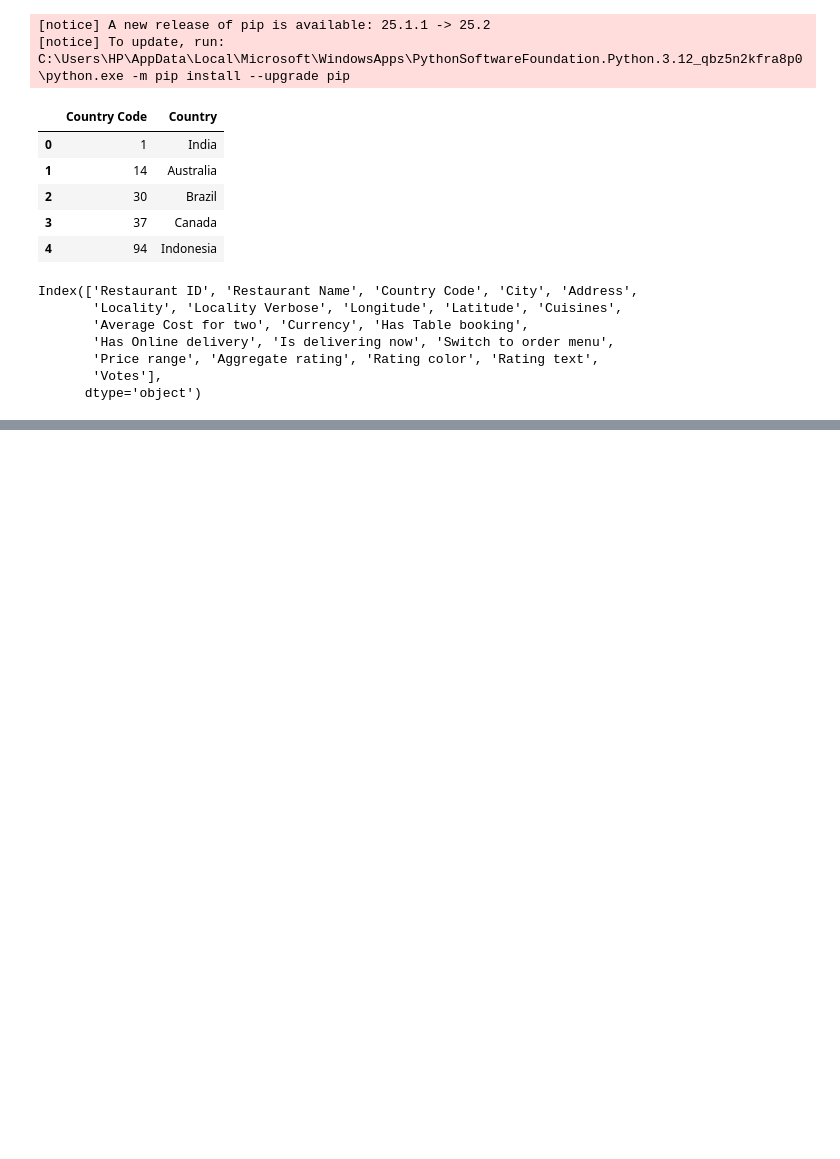
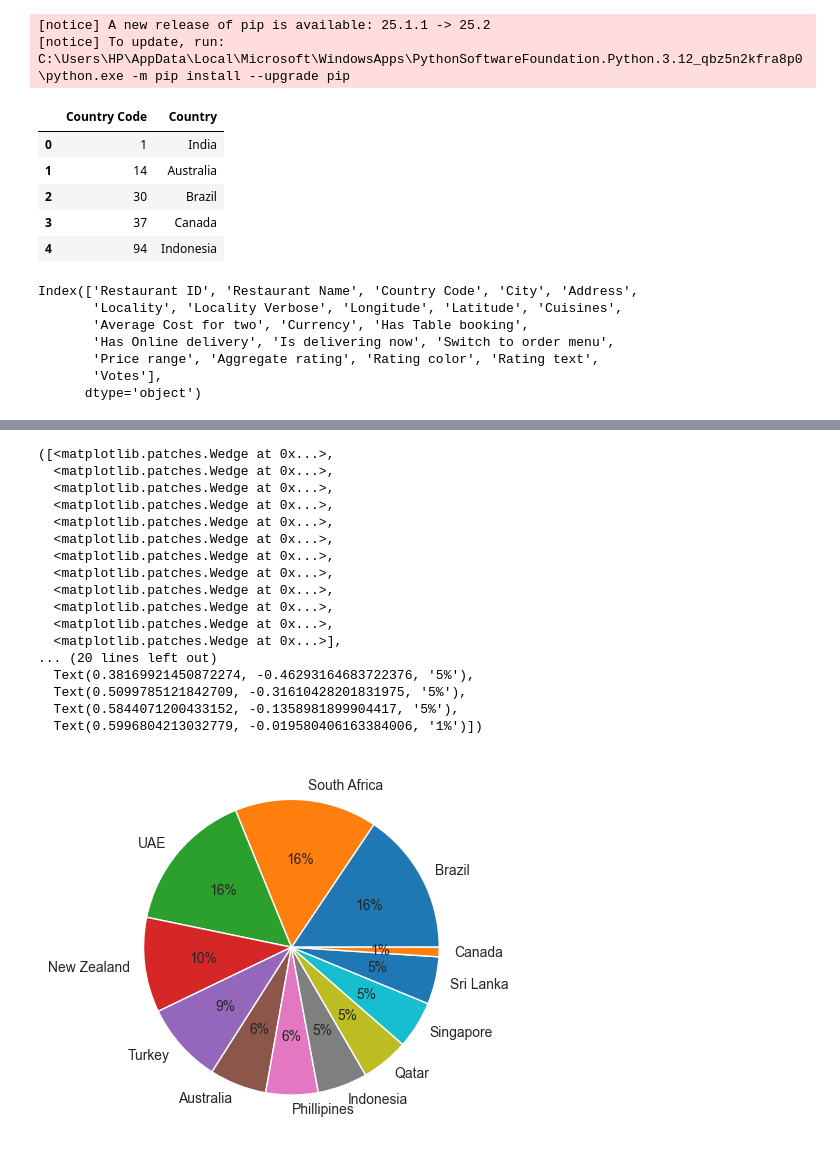
Before and after one commit to Shrutik-0101/Machine-Learning-Portfolio, a Jupyter notebook: Zomato.ipynb, the cells around one changed output, grey strips where cells are left out. Drawn from its saved outputs; the diff is of its cells as text; code cells hidden in the pictures; blank space fills up the shorter version.

```diff
--- a/Zomato.ipynb
+++ b/Zomato.ipynb
@@ -131,3 +131,6 @@ Index(['Restaurant ID', 'Restaurant Name', 'Country Code', 'City', 'Address',
        'Price range', 'Aggregate rating', 'Rating color', 'Rating text',
        'Votes'],
       dtype='object')
+# %%
+final_df = pd.merge(df, df_country, on='Country Code', how='left')
+final_df.head(2)
@@ -133,0 +162,25 @@ Index(['Restaurant ID', 'Restaurant Name', 'Country Code', 'City', 'Address',
+# %%
+country_names =final_df.Country.value_counts().index
+# %%
+country_val = final_df.Country.value_counts().values
+# %%
+plt.pie(country_val[3:], labels=country_names[3:], autopct = '%1.0f%%')
+# %% [output]
+([<matplotlib.patches.Wedge at 0x...>,
+  <matplotlib.patches.Wedge at 0x...>,
+  <matplotlib.patches.Wedge at 0x...>,
+  <matplotlib.patches.Wedge at 0x...>,
+  <matplotlib.patches.Wedge at 0x...>,
+  <matplotlib.patches.Wedge at 0x...>,
+  <matplotlib.patches.Wedge at 0x...>,
+  <matplotlib.patches.Wedge at 0x...>,
+  <matplotlib.patches.Wedge at 0x...>,
+  <matplotlib.patches.Wedge at 0x...>,
+  <matplotlib.patches.Wedge at 0x...>,
+  <matplotlib.patches.Wedge at 0x...>],
+... (20 lines left out)
+  Text(0.38169921450872274, -0.46293164683722376, '5%'),
+  Text(0.5099785121842709, -0.31610428201831975, '5%'),
+  Text(0.5844071200433152, -0.1358981899904417, '5%'),
+  Text(0.5996804213032779, -0.019580406163384006, '1%')])
+[figure, added]
```
Also changed, not shown: parts of 2 cells of this notebook.
